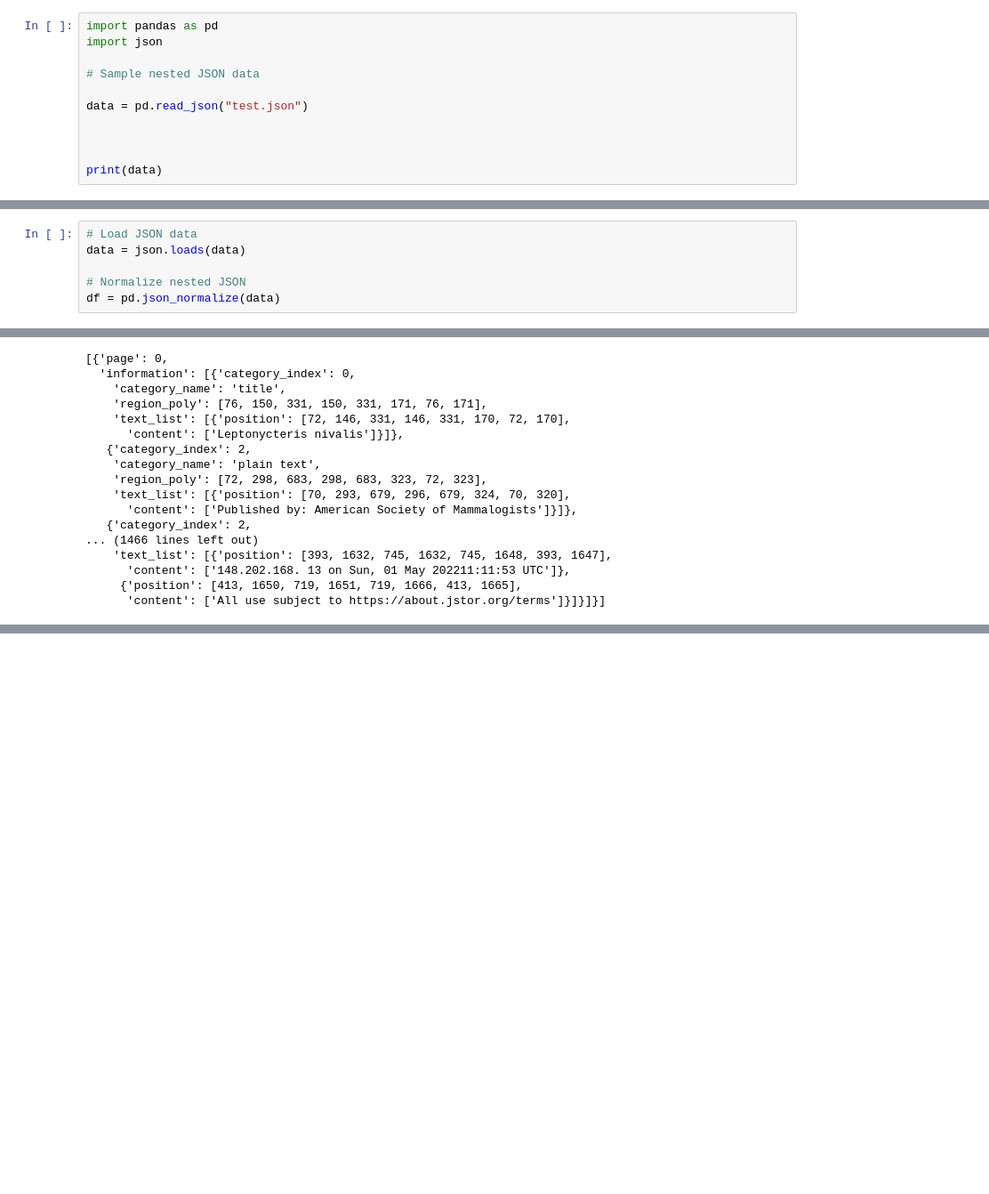
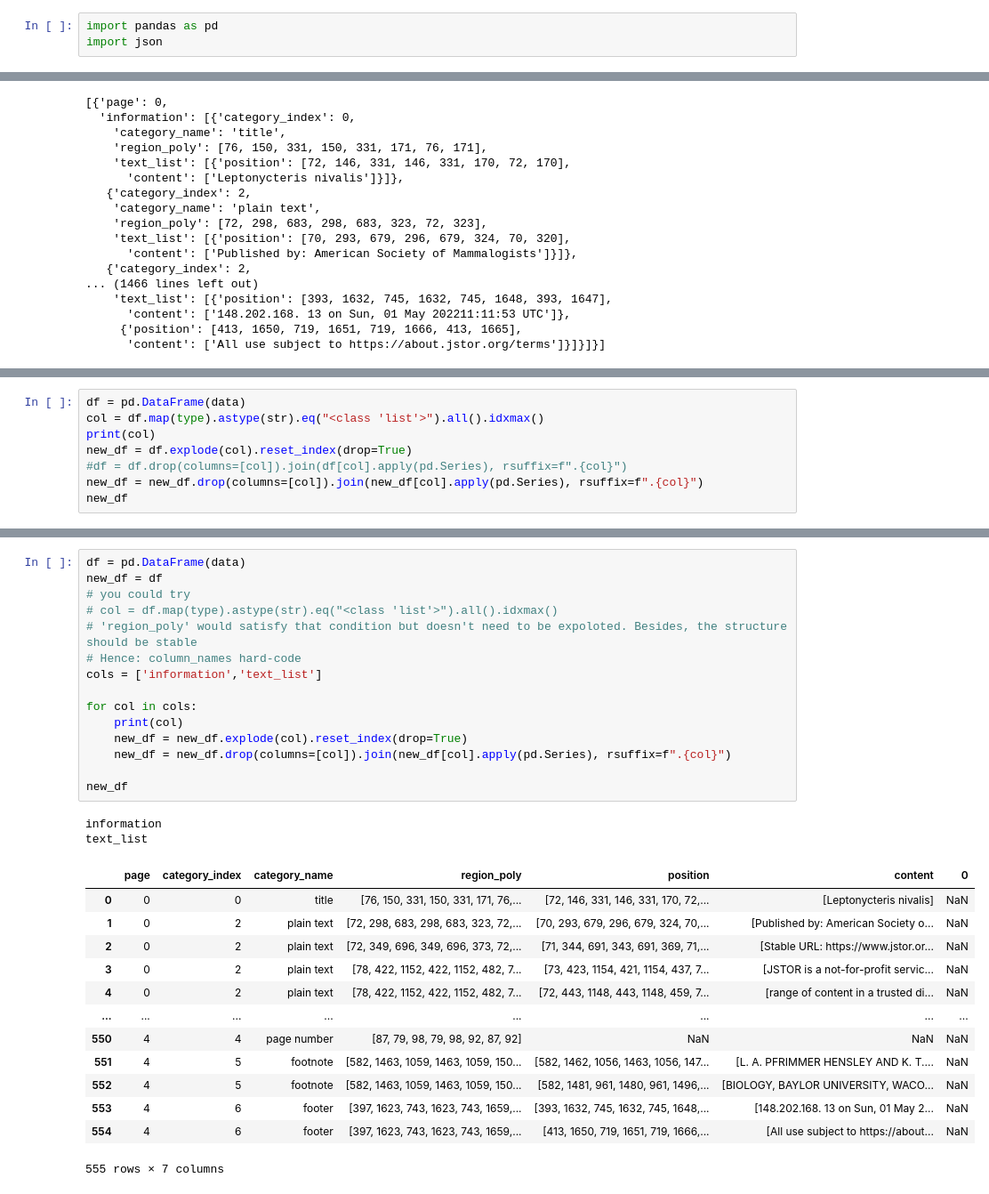
Before and after one commit to ca-mi-lo/docXchain, a Jupyter notebook: Applications/DocXchain/output/json_to_csv.ipynb, the cells around one changed output, grey strips where cells are left out. Shown at 89% size. Saved outputs shown, nothing was run; the diff lists cells and outputs as text; blank space fills up the shorter version.

Commit message:
json to csv

```diff
--- a/Applications/DocXchain/output/json_to_csv.ipynb
+++ b/Applications/DocXchain/output/json_to_csv.ipynb
@@ -1,11 +1,3 @@
 # %%
 import pandas as pd
 import json
-
-# Sample nested JSON data
-
-data = pd.read_json("test.json")
-
-
-
-print(data)
@@ -29,9 +14,3 @@ print(df)
 2     2  [{'category_index': 1, 'category_name': 'figur...
 3     3  [{'category_index': 2, 'category_name': 'plain...
 4     4  [{'category_index': 0, 'category_name': 'title...
-# %%
-# Load JSON data
-data = json.loads(data)
-
-# Normalize nested JSON
-df = pd.json_normalize(data)
@@ -100,0 +90,8 @@ data
+# %%
+df = pd.DataFrame(data)
+col = df.map(type).astype(str).eq("<class 'list'>").all().idxmax()
+print(col)
+new_df = df.explode(col).reset_index(drop=True)
+#df = df.drop(columns=[col]).join(df[col].apply(pd.Series), rsuffix=f".{col}")
+new_df = new_df.drop(columns=[col]).join(new_df[col].apply(pd.Series), rsuffix=f".{col}")
+new_df
@@ -100,0 +113,31 @@ data
+# %%
+df = pd.DataFrame(data)
+new_df = df
+# you could try
+# col = df.map(type).astype(str).eq("<class 'list'>").all().idxmax()
+# 'region_poly' would satisfy that condition but doesn't need to be expoloted. Besides, the structure should be stable
+# Hence: column_names hard-code
+cols = ['information','text_list']
+
+for col in cols:
+    print(col)
+    new_df = new_df.explode(col).reset_index(drop=True)
+    new_df = new_df.drop(columns=[col]).join(new_df[col].apply(pd.Series), rsuffix=f".{col}")
+
+new_df
+# %% [output]
+information
+text_list
+|  | page | category_index | category_name | region_poly | position | content | 0 |
+| 0 | 0 | 0 | title | [76, 150, 331, 150, 331, 171, 76,... | [72, 146, 331, 146, 331, 170, 72,... | [Leptonycteris nivalis] | NaN |
+| 1 | 0 | 2 | plain text | [72, 298, 683, 298, 683, 323, 72,... | [70, 293, 679, 296, 679, 324, 70,... | [Published by: American Society o... | NaN |
+| 2 | 0 | 2 | plain text | [72, 349, 696, 349, 696, 373, 72,... | [71, 344, 691, 343, 691, 369, 71,... | [Stable URL: https://www.jstor.or... | NaN |
+| 3 | 0 | 2 | plain text | [78, 422, 1152, 422, 1152, 482, 7... | [73, 423, 1154, 421, 1154, 437, 7... | [JSTOR is a not-for-profit servic... | NaN |
+| 4 | 0 | 2 | plain text | [78, 422, 1152, 422, 1152, 482, 7... | [72, 443, 1148, 443, 1148, 459, 7... | [range of content in a trusted di... | NaN |
+| ... | ... | ... | ... | ... | ... | ... | ... |
+| 550 | 4 | 4 | page number | [87, 79, 98, 79, 98, 92, 87, 92] | NaN | NaN | NaN |
+| 551 | 4 | 5 | footnote | [582, 1463, 1059, 1463, 1059, 150... | [582, 1462, 1056, 1463, 1056, 147... | [L. A. PFRIMMER HENSLEY AND K. T.... | NaN |
+| 552 | 4 | 5 | footnote | [582, 1463, 1059, 1463, 1059, 150... | [582, 1481, 961, 1480, 961, 1496,... | [BIOLOGY, BAYLOR UNIVERSITY, WACO... | NaN |
+| 553 | 4 | 6 | footer | [397, 1623, 743, 1623, 743, 1659,... | [393, 1632, 745, 1632, 745, 1648,... | [148.202.168. 13 on Sun, 01 May 2... | NaN |
+| 554 | 4 | 6 | footer | [397, 1623, 743, 1623, 743, 1659,... | [413, 1650, 719, 1651, 719, 1666,... | [All use subject to https://about... | NaN |
+555 rows × 7 columns
```
Also changed, not shown: parts of 6 cells of this notebook, 3 other files.
